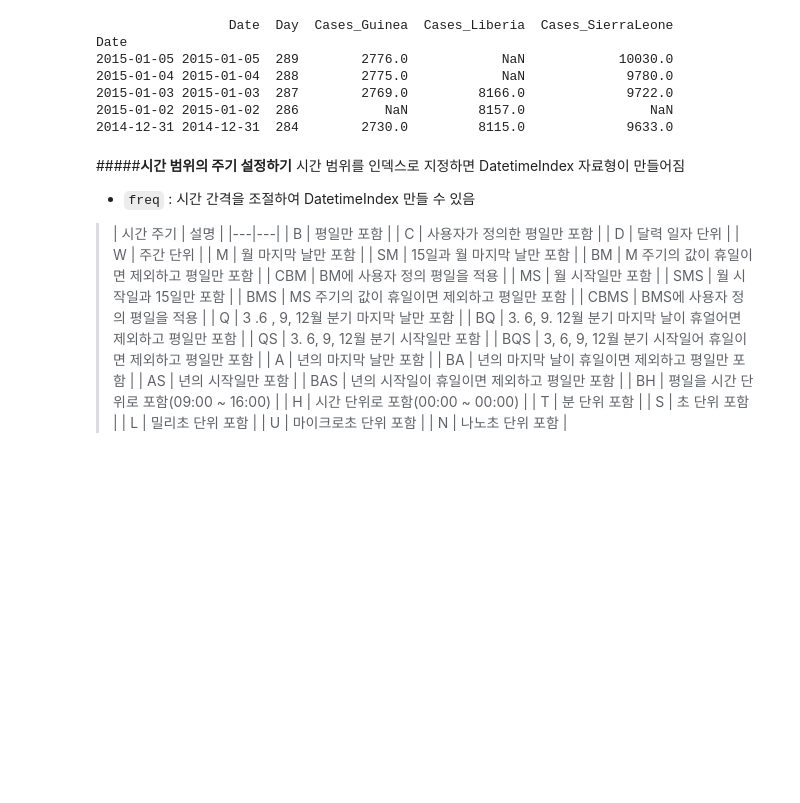
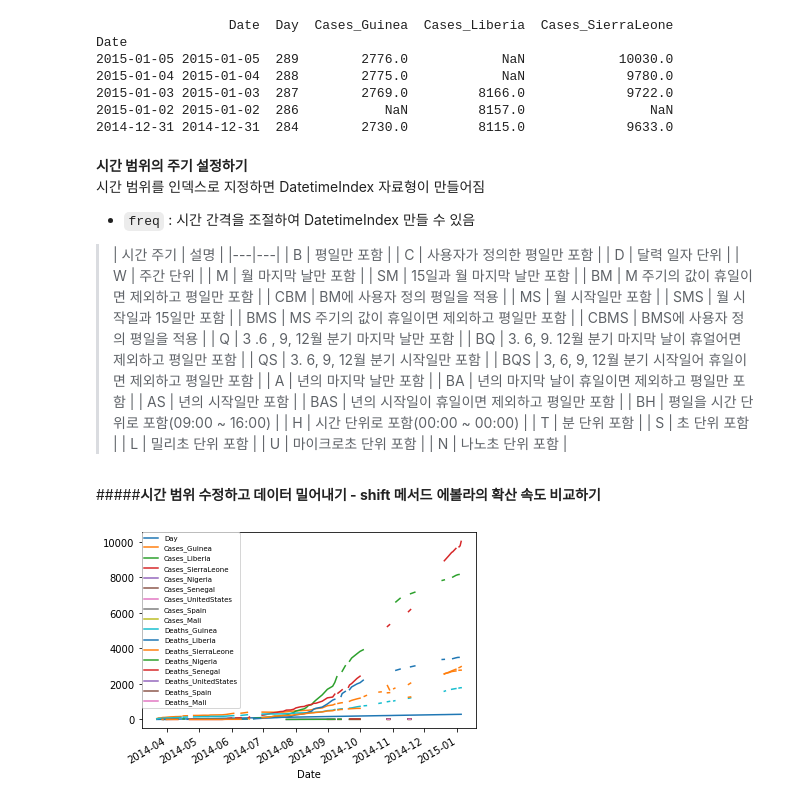
Before and after one commit to hyunseo318/ESAA_22-2, a Jupyter notebook: Pandas/Time_Series_Data.ipynb, the cells around one changed output. Drawn from its saved outputs; the diff is of its cells as text; code cells hidden in the pictures; blank space fills up the shorter version.

```diff
--- a/Pandas/Time_Series_Data.ipynb
+++ b/Pandas/Time_Series_Data.ipynb
@@ -280,7 +707,7 @@ Date
 2015-01-02 2015-01-02  286           NaN         8157.0                NaN
 2014-12-31 2014-12-31  284        2730.0         8115.0             9633.0
 # %% [markdown]
-#####**시간 범위의 주기 설정하기**
+**시간 범위의 주기 설정하기**\
 시간 범위를 인덱스로 지정하면 DatetimeIndex 자료형이 만들어짐
 * `freq` : 시간 간격을 조절하여 DatetimeIndex 만들 수 있음
 
@@ -315,3 +742,20 @@ Date
 | L | 밀리초 단위 포함 |
 | U | 마이크로초 단위 포함 |
 | N | 나노초 단위 포함 |
+# %% [markdown]
+#####**시간 범위 수정하고 데이터 밀어내기 - shift 메서드**
+**에볼라의 확산 속도 비교하기**
+# %%
+#ebola 데이터프레임의 Date열을 인덱스로 지정 후 x축을 Date 열로, y축을 사망자 수로 지정하여 그린 그래프
+import matplotlib.pyplot as plt
+
+ebola.index=ebola['Date']
+
+fig,ax=plt.subplots()
+ax=ebola.iloc[0:,1:].plot(ax=ax)
+ax.legend(fontsize=7,loc=2,borderaxespad=0.)
+plt.show()
+
+#에볼라 발병일이 달라 그래프가 그려지기 시작한 지점도 다름
+# %% [output]
+[figure, added]
```
Also changed, not shown: parts of 55 cells of this notebook.
